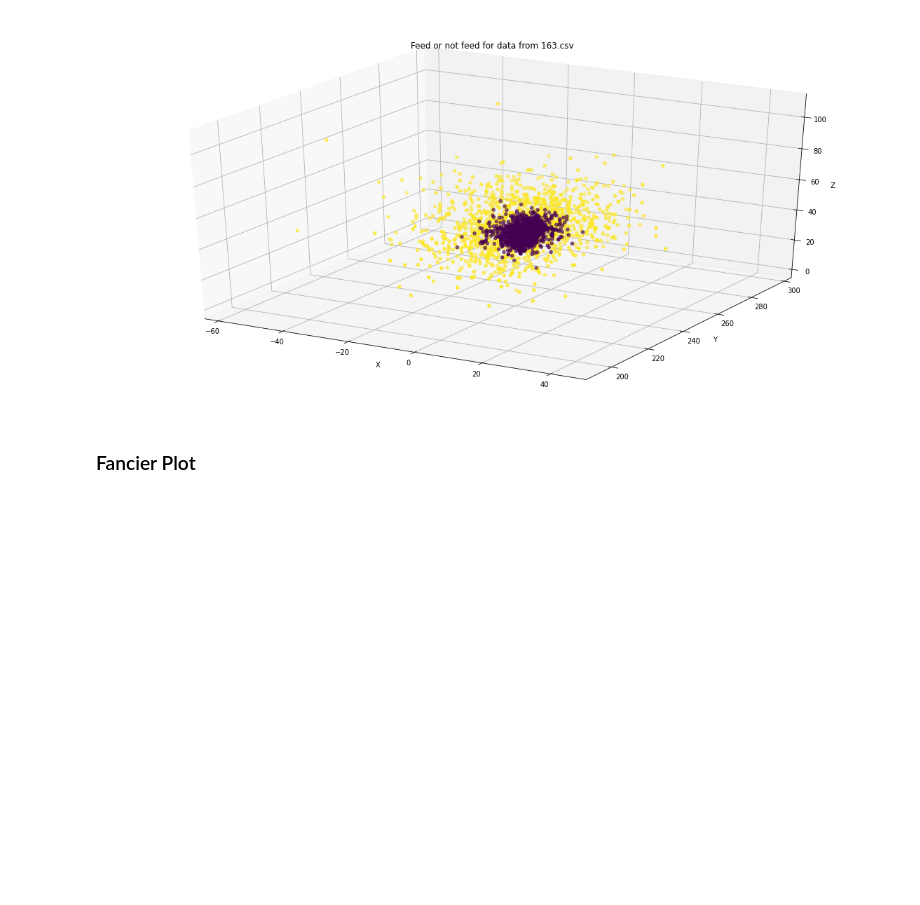
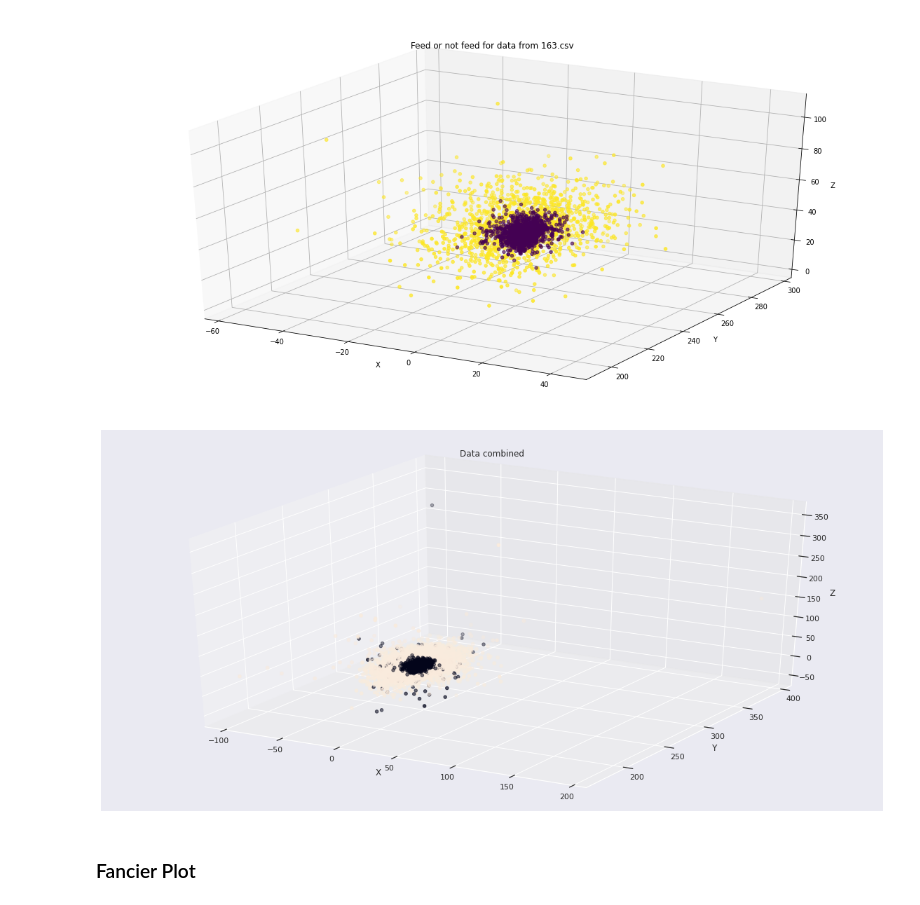
Before and after one commit to sanggusti/fisher-eater, a Jupyter notebook: fisher_eater.ipynb, the cells around one changed output. Cells and saved outputs as stored; diff of their text form; code cells hidden in the pictures; blank space fills up the shorter version.

Commit message:
🏁Finished Objective: - Modelling - Inference to Combined Data

```diff
--- a/fisher_eater.ipynb
+++ b/fisher_eater.ipynb
@@ -84,6 +86,9 @@ data_4 = pd.read_csv("103.csv")
 data_5 = pd.read_csv("161.csv")
 data_6 = pd.read_csv("162.csv")
 data_7 = pd.read_csv("163.csv")
+# %%
+pd_list = [data_1, data_2, data_3, data_4, data_5, data_6, data_7]
+data_combined = pd.concat(pd_list)
 # %%
 def check_imbalances(data):
     label_0 = data[(data['label']==0)]
@@ -180,6 +192,10 @@ feeding_plot(data_7, "Feed or not feed for data from 163.csv")
 [figure]
 [figure]
 [figure]
+# %%
+feeding_plot(data_combined, 'Data combined')
+# %% [output]
+[figure, added]
 # %% [markdown]
 ### Fancier Plot
 # %%
```
Also changed, not shown: parts of 39 cells of this notebook.
